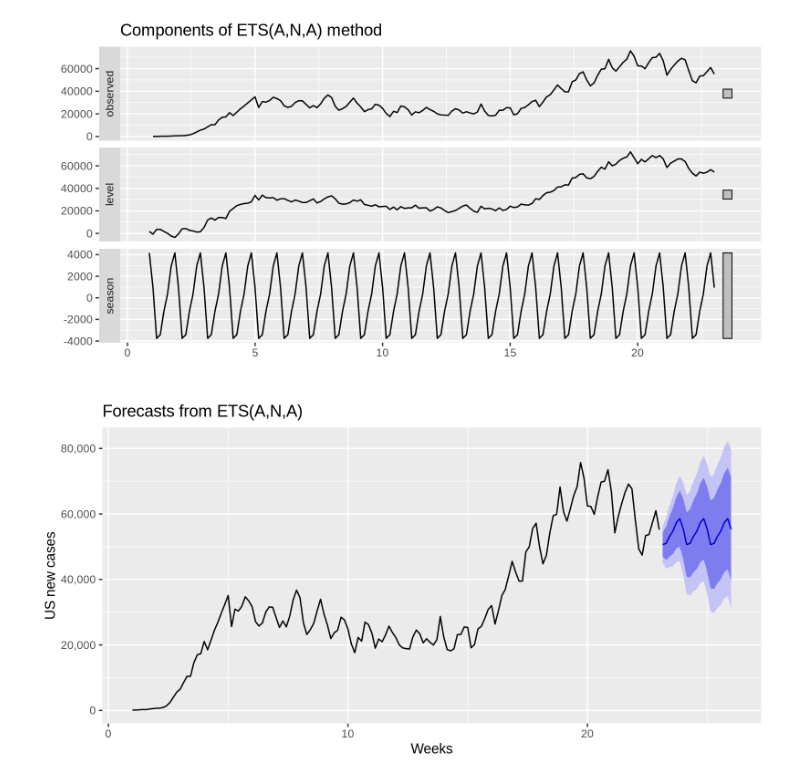
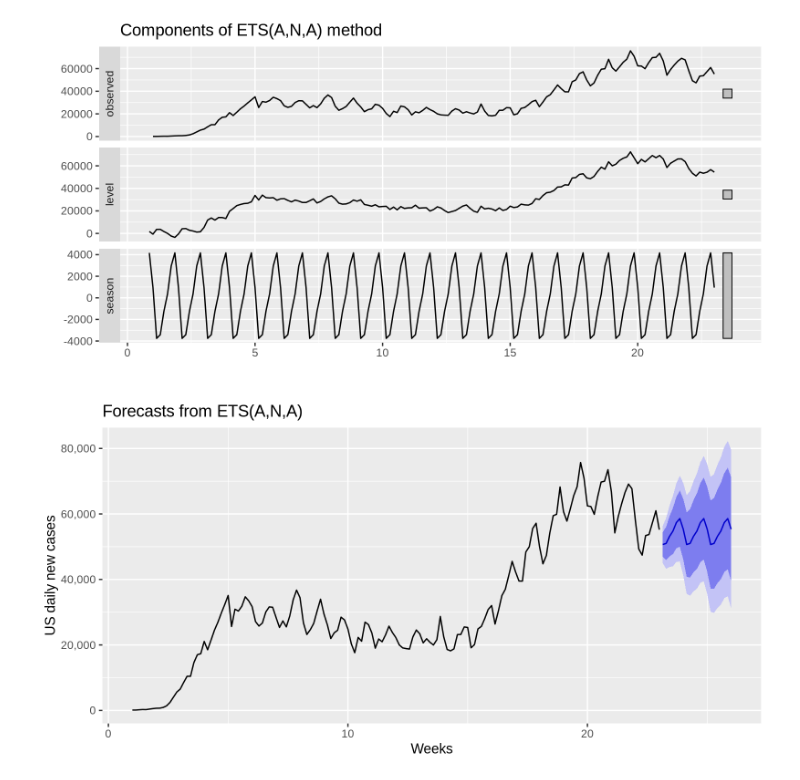
Before and after one commit to fastcyclist/TS_ETS, a Jupyter notebook: TimeSeries_ETS_Model_R.ipynb, the cells around one changed output. Saved outputs shown, nothing was run; the diff lists cells and outputs as text; code cells hidden in the pictures.

```diff
--- a/TimeSeries_ETS_Model_R.ipynb
+++ b/TimeSeries_ETS_Model_R.ipynb
@@ -303,10 +303,10 @@ autoplot(fit)
 # %%
 fit %>% forecast(h=21) %>%
   autoplot() +
   xlab('Weeks') +
-  scale_y_continuous(name='US new cases', labels = scales::comma)
+  scale_y_continuous(name='US daily new cases', labels = scales::comma)
 # %% [output]
-[figure, old version]
+[figure, new version]
 # %%
 fit %>% forecast(h=21)
 # %% [output]
```
Also changed, not shown: parts of 13 cells of this notebook.
